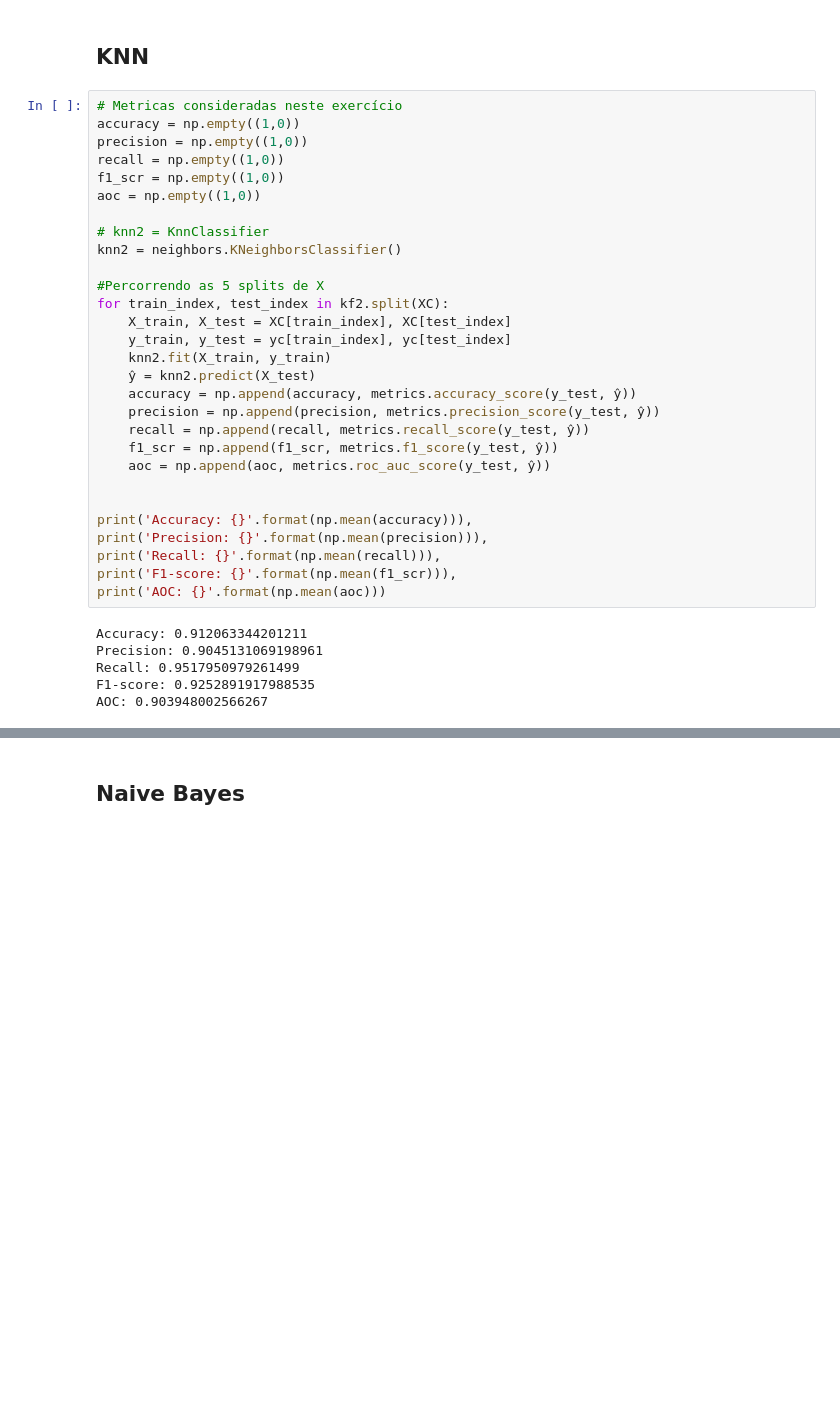
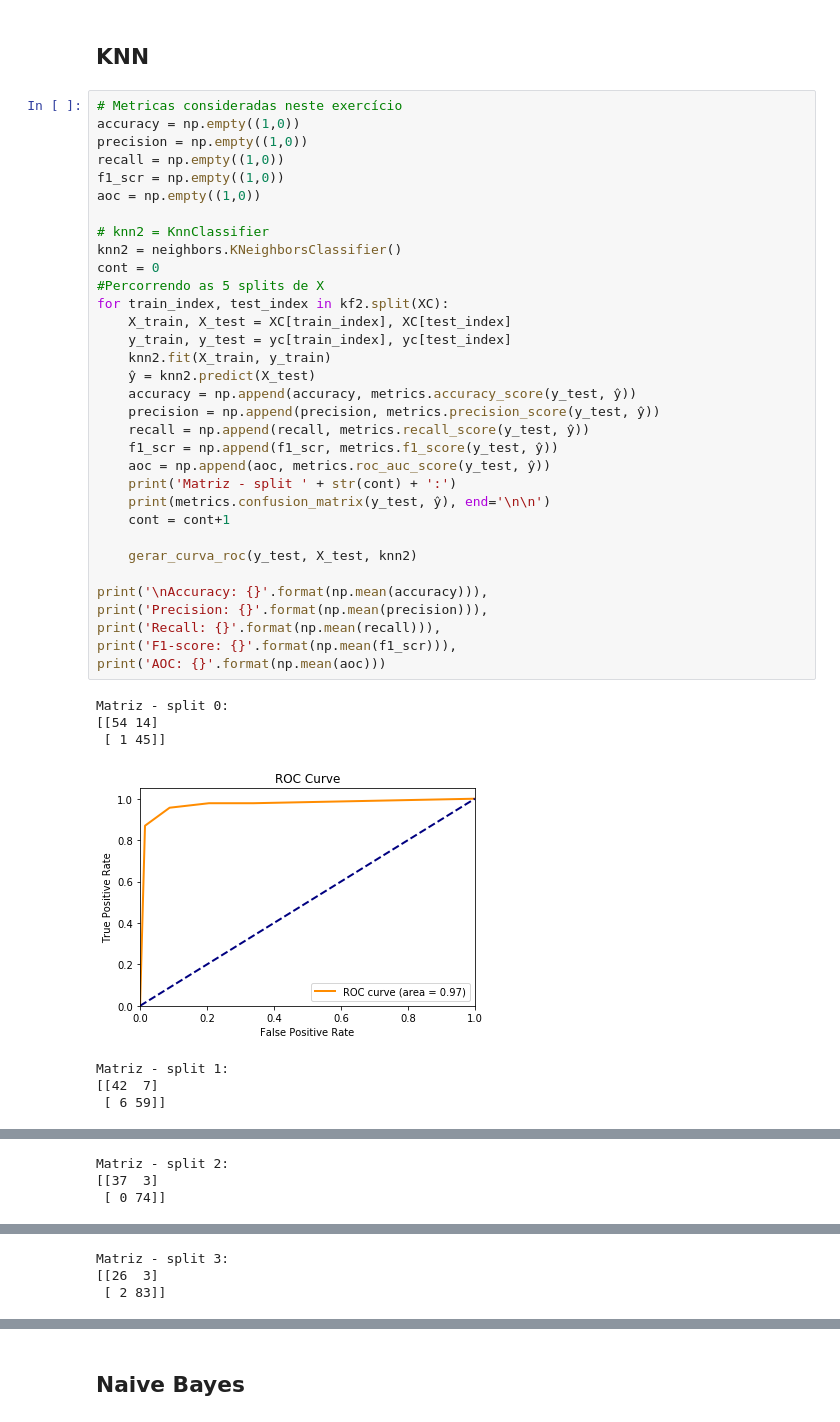
Before and after one commit to Eudalio/Aprendizado-de-Maquina, a Jupyter notebook: Exercicio_07/Lista 07.ipynb, the cells around one changed output, grey strips where cells are left out. Saved outputs shown, nothing was run; the diff lists cells and outputs as text; blank space fills up the shorter version.

```diff
--- a/Exercicio_07/Lista 07.ipynb
+++ b/Exercicio_07/Lista 07.ipynb
@@ -173,35 +218,41 @@ AOC: 0.6994781652714137
 # %%
 # Metricas consideradas neste exercício
 accuracy = np.empty((1,0))
 precision = np.empty((1,0))
 recall = np.empty((1,0))
 f1_scr = np.empty((1,0))
 aoc = np.empty((1,0))
 
 # knn2 = KnnClassifier
 knn2 = neighbors.KNeighborsClassifier()
-
+cont = 0
 #Percorrendo as 5 splits de X
 for train_index, test_index in kf2.split(XC):
     X_train, X_test = XC[train_index], XC[test_index]
     y_train, y_test = yc[train_index], yc[test_index]
     knn2.fit(X_train, y_train)
     ŷ = knn2.predict(X_test)
     accuracy = np.append(accuracy, metrics.accuracy_score(y_test, ŷ))
     precision = np.append(precision, metrics.precision_score(y_test, ŷ))
     recall = np.append(recall, metrics.recall_score(y_test, ŷ))
     f1_scr = np.append(f1_scr, metrics.f1_score(y_test, ŷ))
     aoc = np.append(aoc, metrics.roc_auc_score(y_test, ŷ))
+    print('Matriz - split ' + str(cont) + ':')
+    print(metrics.confusion_matrix(y_test, ŷ), end='\n\n')
+    cont = cont+1
 
+    gerar_curva_roc(y_test, X_test, knn2)
 
-print('Accuracy: {}'.format(np.mean(accuracy))),
+print('\nAccuracy: {}'.format(np.mean(accuracy))),
 print('Precision: {}'.format(np.mean(precision))),
 print('Recall: {}'.format(np.mean(recall))),
 print('F1-score: {}'.format(np.mean(f1_scr))),
 print('AOC: {}'.format(np.mean(aoc)))
 # %% [output]
-Accuracy: 0.912063344201211
-Precision: 0.9045131069198961
-Recall: 0.9517950979261499
-F1-score: 0.9252891917988535
-AOC: 0.903948002566267
+Matriz - split 0:
+[[54 14]
+ [ 1 45]]
+[figure, added]
+Matriz - split 1:
+[[42  7]
+ [ 6 59]]
@@ -207,0 +260,3 @@ AOC: 0.903948002566267
+Matriz - split 2:
+[[37  3]
+ [ 0 74]]
@@ -207,0 +264,3 @@ AOC: 0.903948002566267
+Matriz - split 3:
+[[26  3]
+ [ 2 83]]
```
Also changed, not shown: parts of 9 cells of this notebook.
